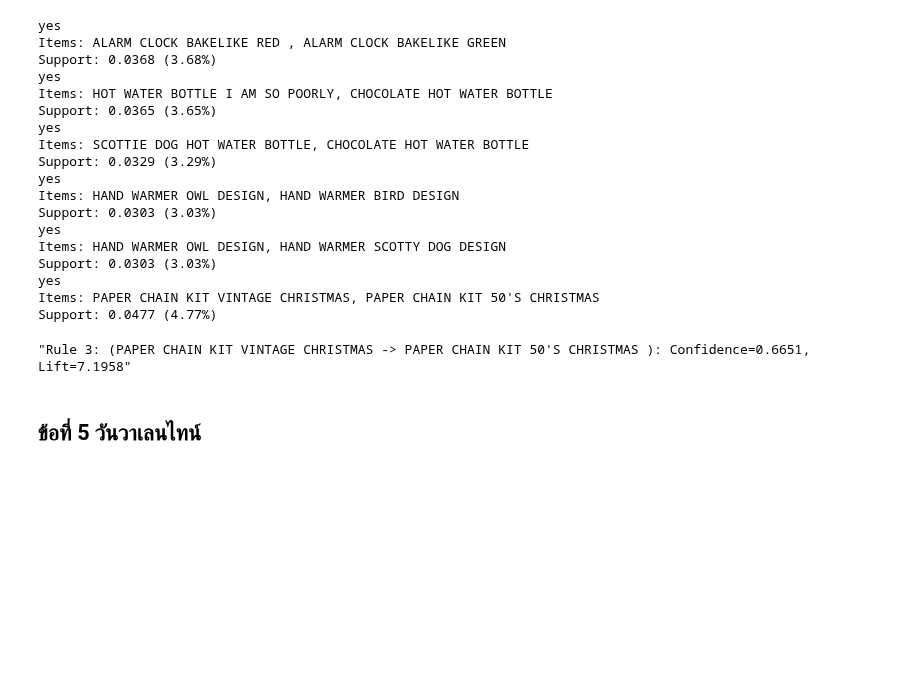
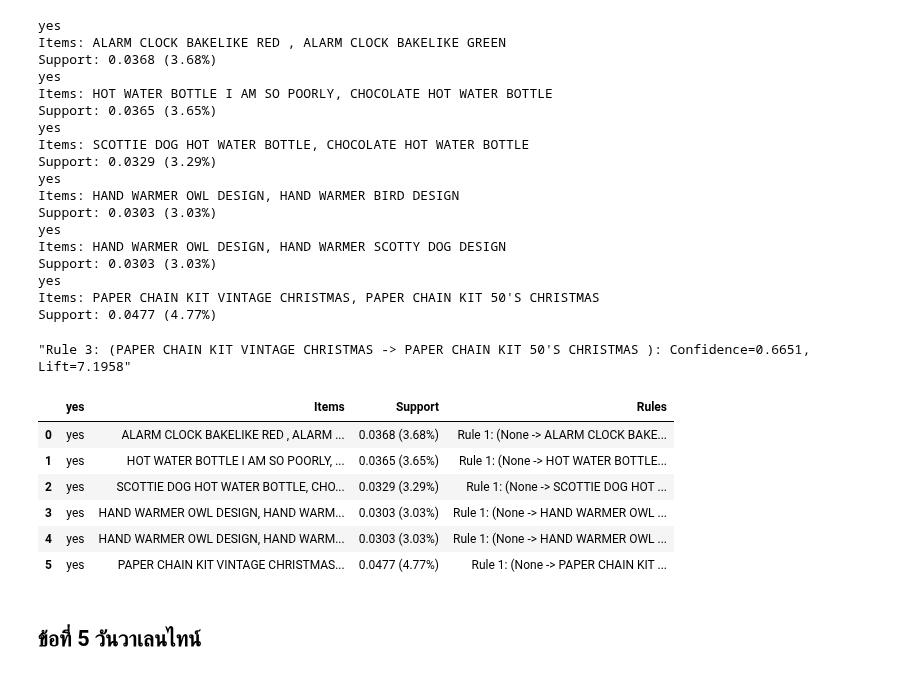
Before and after one commit to lapatradaa/BSC_DPDM23, a Jupyter notebook: hw1.ipynb, the cells around one changed output. Saved outputs shown, nothing was run; the diff lists cells and outputs as text; code cells hidden in the pictures; blank space fills up the shorter version.

```diff
--- a/hw1.ipynb
+++ b/hw1.ipynb
@@ -264,6 +264,53 @@ Support: 0.0477 (4.77%)
 f"Rule {index}: ({items_base} -> {items_add}): Confidence={confidence:.4f}, Lift={lift:.4f}"
 # %% [output]
 "Rule 3: (PAPER CHAIN KIT VINTAGE CHRISTMAS -> PAPER CHAIN KIT 50'S CHRISTMAS ): Confidence=0.6651, Lift=7.1958"
+# %%
+import pandas as pd
+from apyori import apriori
+
+# Replace 'transactions' with your actual list of transaction sets.
+min_sup = 0.03
+frequent_itemsets = list(apriori(new_transactions_dec, min_support=min_sup))
+
+# Prepare a list to collect the results.
+results = []
+
+# Process each frequent itemset generated by the apriori algorithm.
+for itemset in frequent_itemsets:
+    # Check if the itemset has more than one item.
+    if len(itemset.items) > 1:
+        # Store the basic itemset information.
+        item_info = {
+            "yes": 'yes',
+            "Items": ', '.join(itemset.items),
+            "Support": f"{itemset.support:.4f} ({itemset.support*100:.2f}%)"
+        }
+        rules_info = []
+
+        # Now process the rules associated with the itemset.
+        for rule_number, ordered_stat in enumerate(itemset.ordered_statistics, start=1):
+            base_items = ', '.join(ordered_stat.items_base) if ordered_stat.items_base else 'None'
+            add_items = ', '.join(ordered_stat.items_add)
+            # Store the rule information.
+            rules_info.append(f"Rule {rule_number}: ({base_items} -> {add_items} : Confidence={ordered_stat.confidence:.4f}, Lift={ordered_stat.lift:.4f})")
+
+        # Add the itemset information and all its rules to the results.
+        item_info.update({"Rules": '\n'.join(rules_info)})
+        results.append(item_info)
+
+# Convert the results list to a DataFrame for display.
+results_df = pd.DataFrame(results)
+
+# If you want to display the DataFrame in Google Colab:
+results_df
+# %% [output]
+|  | yes | Items | Support | Rules |
+| 0 | yes | ALARM CLOCK BAKELIKE RED , ALARM ... | 0.0368 (3.68%) | Rule 1: (None -> ALARM CLOCK BAKE... |
+| 1 | yes | HOT WATER BOTTLE I AM SO POORLY, ... | 0.0365 (3.65%) | Rule 1: (None -> HOT WATER BOTTLE... |
+| 2 | yes | SCOTTIE DOG HOT WATER BOTTLE, CHO... | 0.0329 (3.29%) | Rule 1: (None -> SCOTTIE DOG HOT ... |
+| 3 | yes | HAND WARMER OWL DESIGN, HAND WARM... | 0.0303 (3.03%) | Rule 1: (None -> HAND WARMER OWL ... |
+| 4 | yes | HAND WARMER OWL DESIGN, HAND WARM... | 0.0303 (3.03%) | Rule 1: (None -> HAND WARMER OWL ... |
+| 5 | yes | PAPER CHAIN KIT VINTAGE CHRISTMAS... | 0.0477 (4.77%) | Rule 1: (None -> PAPER CHAIN KIT ... |
 # %% [markdown]
 ## ข้อที่ 5 วันวาเลนไทน์
 # %%
```
